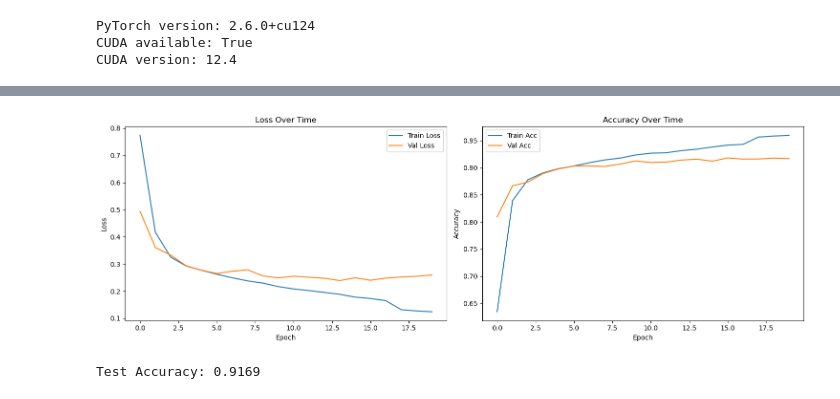
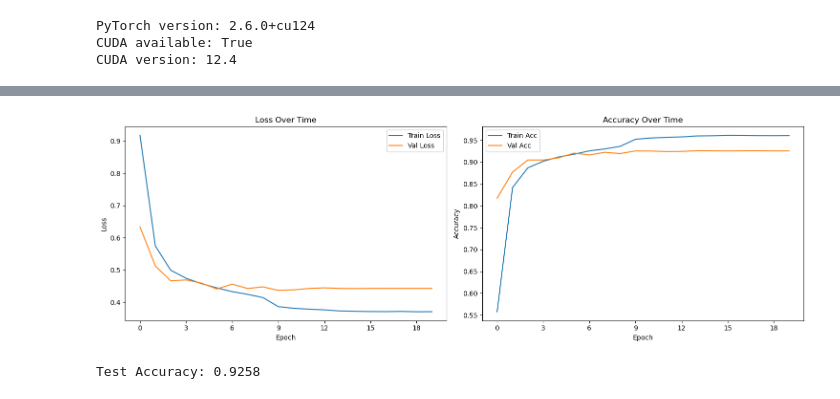
Before and after one commit to KishC/cs182_genomics_group_project, a Jupyter notebook: code/cs182_project_mamba_only_modeling_working.ipynb, the cells around one changed output, grey strips where cells are left out. Drawn from its saved outputs; the diff is of its cells as text; code cells hidden in the pictures.

```diff
--- a/code/cs182_project_mamba_only_modeling_working.ipynb
+++ b/code/cs182_project_mamba_only_modeling_working.ipynb
@@ -90,7 +90,7 @@ class MambaSequenceClassifier(nn.Module):
                     expand=expand,
                     use_fast_path=True
                 ),
-                nn.Dropout(0.1)
+                nn.Dropout(0.1),
             ) for _ in range(num_mamba_layers)
         ])
 
@@ -100,8 +100,18 @@ class MambaSequenceClassifier(nn.Module):
             nn.Linear(d_model, n_classes)
         )
 
+        # # simple scalar attention over time
+        # self.attention_pool = nn.Sequential(
+        #     nn.Linear(d_model, 1),
+        #     nn.Softmax(dim=1)
+        # )
+
+        # Mini attention MLP
         self.attention_pool = nn.Sequential(
-            nn.Linear(d_model, 1),
+            nn.LayerNorm(d_model),
+            nn.Linear(d_model, d_model // 2),
+            nn.Tanh(),
+            nn.Linear(d_model // 2, 1),
             nn.Softmax(dim=1)
         )
 
@@ -149,7 +159,7 @@ def prepare_model_and_data(train_df, test_df, sample_size=5000, max_length=512):
         d_state=16,
         d_conv=4,
         expand=1,
-        num_mamba_layers=4,
+        num_mamba_layers=8,
         n_classes=3
     ).to(device)
 
@@ -304,29 +343,32 @@ Learning Rate: 0.0001
 # %%
 # Plot training history
 import matplotlib.pyplot as plt
+from matplotlib.ticker import MaxNLocator
 
 plt.figure(figsize=(15, 5))
 
 plt.subplot(1, 2, 1)
 plt.plot(history_df['train_loss'], label='Train Loss')
 plt.plot(history_df['val_loss'], label='Val Loss')
 plt.title('Loss Over Time')
 plt.xlabel('Epoch')
 plt.ylabel('Loss')
 plt.legend()
+plt.gca().xaxis.set_major_locator(MaxNLocator(integer=True))
 
 plt.subplot(1, 2, 2)
 plt.plot(history_df['train_acc'], label='Train Acc')
 plt.plot(history_df['val_acc'], label='Val Acc')
 plt.title('Accuracy Over Time')
 plt.xlabel('Epoch')
 plt.ylabel('Accuracy')
 plt.legend()
+plt.gca().xaxis.set_major_locator(MaxNLocator(integer=True))
 
 plt.tight_layout()
 plt.show()
 # %% [output]
-[figure, old version]
+[figure, new version]
 # %%
 # Cell 7: Compute Test Accuracy
 def compute_test_accuracy(model, test_dataloader, device):
@@ -350,4 +392,4 @@ def compute_test_accuracy(model, test_dataloader, device):
 # Compute test accuracy
 compute_test_accuracy(model, test_dataloader, device)
 # %% [output]
-Test Accuracy: 0.9169
+Test Accuracy: 0.9258
```
Also changed, not shown: parts of 1 cell of this notebook.
